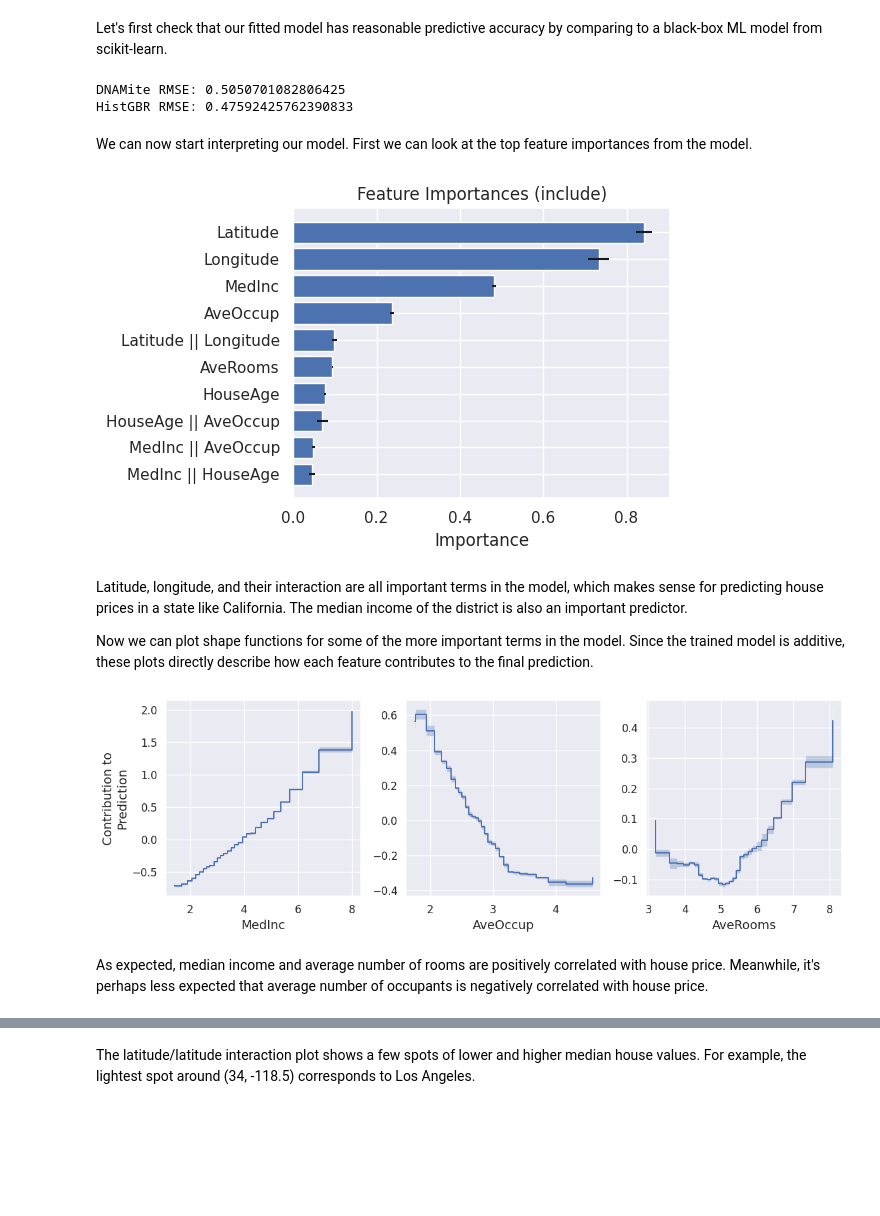
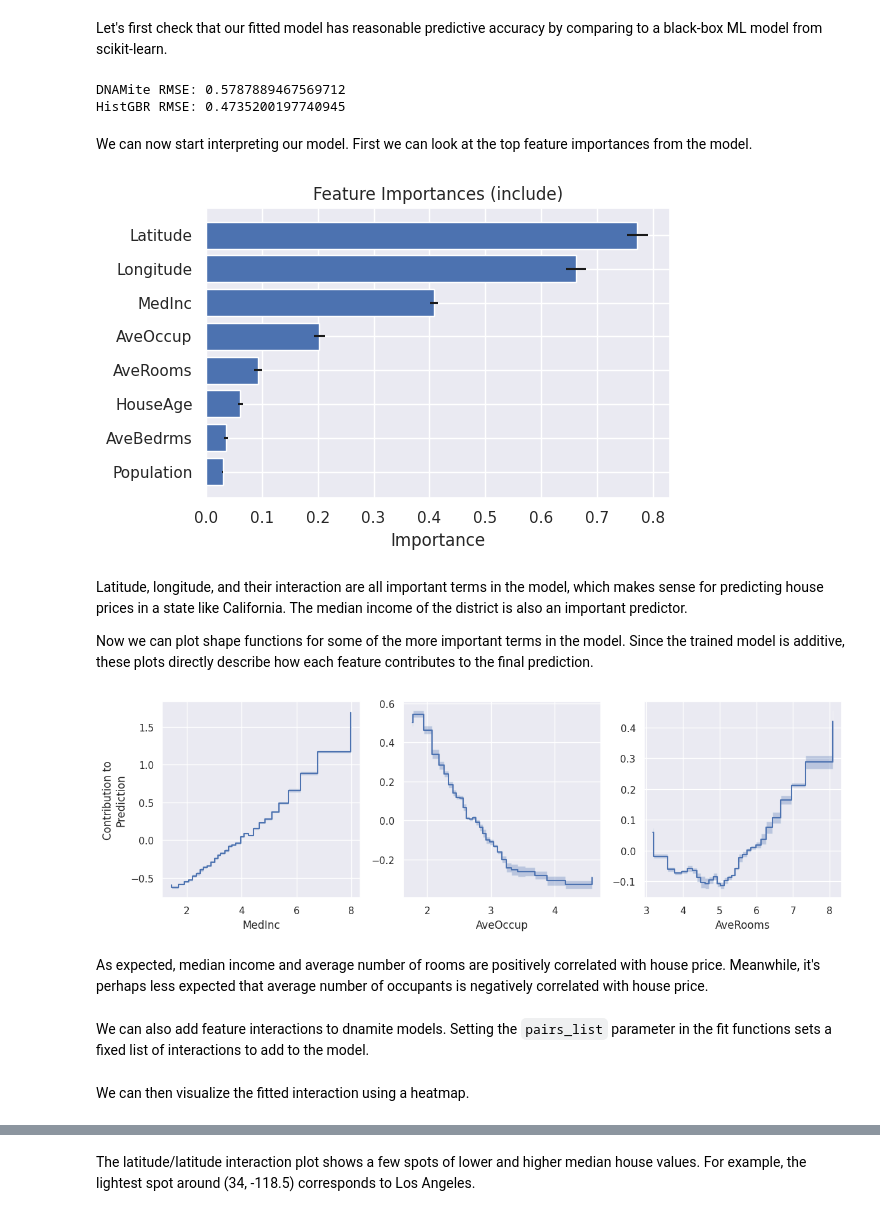
Before and after one commit to udellgroup/dnamite, a Jupyter notebook: docs/source/notebooks/quick_start.ipynb, the cells around one changed output, grey strips where cells are left out. Cells and saved outputs as stored; diff of their text form; code cells hidden in the pictures; blank space fills up the shorter version.

```diff
--- a/docs/source/notebooks/quick_start.ipynb
+++ b/docs/source/notebooks/quick_start.ipynb
@@ -34,11 +32,7 @@ To fit a dnamite model, we use `DNAMiteRegressor`. Binary classification is very
 # %%
 from dnamite.models import DNAMiteRegressor
 
-model = DNAMiteRegressor(
-    n_features=X_train.shape[1],
-    device=device,
-    num_pairs=5
-)
+model = DNAMiteRegressor()
 model.fit(X_train, y_train)
 # %% [markdown]
 Let's first check that our fitted model has reasonable predictive accuracy by comparing to a black-box ML model from scikit-learn.
@@ -53,14 +47,14 @@ gbr.fit(X_train, y_train)
 preds = gbr.predict(X_test)
 print(f"HistGBR RMSE: {np.sqrt(np.mean((preds - y_test)**2))}")
 # %% [output]
-DNAMite RMSE: 0.5050701082806425
-HistGBR RMSE: 0.47592425762390833
+DNAMite RMSE: 0.5787889467569712
+HistGBR RMSE: 0.4735200197740945
 # %% [markdown]
 We can now start interpreting our model. First we can look at the top feature importances from the model.
 # %%
-model.plot_feature_importances(n_features=10)
+model.plot_feature_importances()
 # %% [output]
-[figure, old version]
+[figure, new version]
 # %% [markdown]
 Latitude, longitude, and their interaction are all important terms in the model, which makes sense for predicting house prices in a state like California. The median income of the district is also an important predictor.
 
@@ -69,6 +63,8 @@ Since the trained model is additive, these plots directly describe how each feat
 # %%
 model.plot_shape_function(["MedInc", "AveOccup", "AveRooms"])
 # %% [output]
-[figure, old version]
+[figure, new version]
 # %% [markdown]
 As expected, median income and average number of rooms are positively correlated with house price. Meanwhile, it's perhaps less expected that average number of occupants is negatively correlated with house price.
+# %% [markdown]
+We can also add feature interactions to dnamite models. Setting the `pairs_list` parameter in the fit functions sets a fixed list of interactions to add to the model.
@@ -75,3 +74,5 @@ As expected, median income and average number of rooms are positively correlated
+# %% [markdown]
+We can then visualize the fitted interaction using a heatmap.
 # %%
 model.plot_pair_shape_function("Latitude", "Longitude")
 # %% [output]
```
Also changed, not shown: parts of 7 cells of this notebook, 3 other files.
